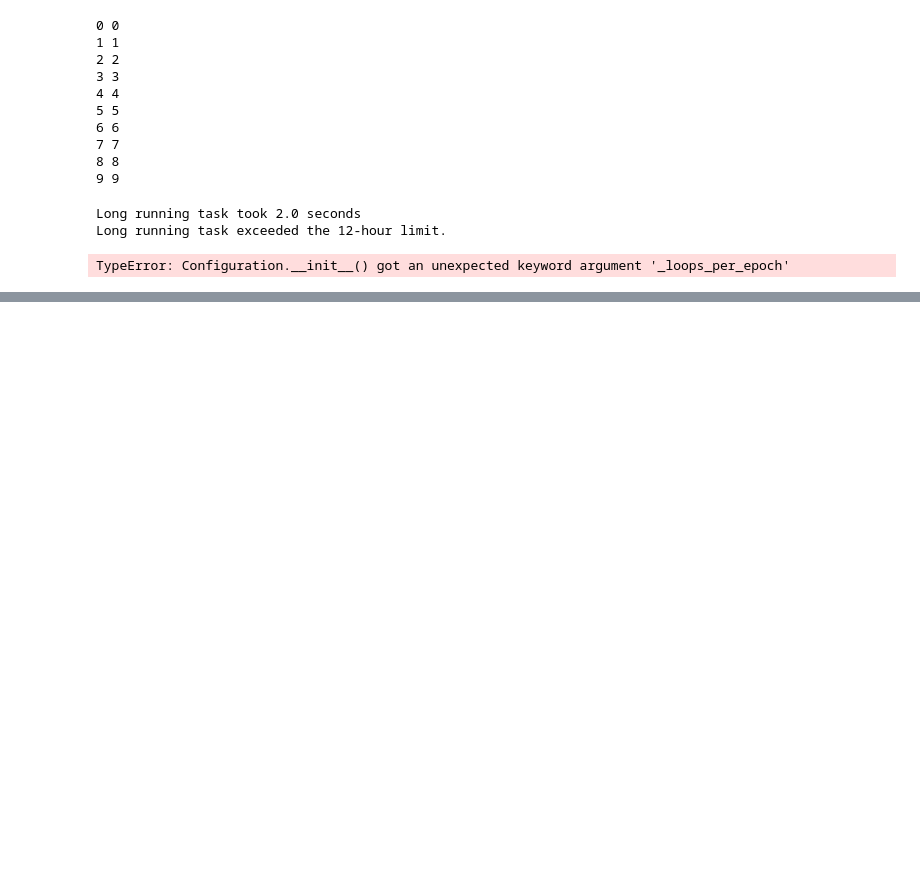
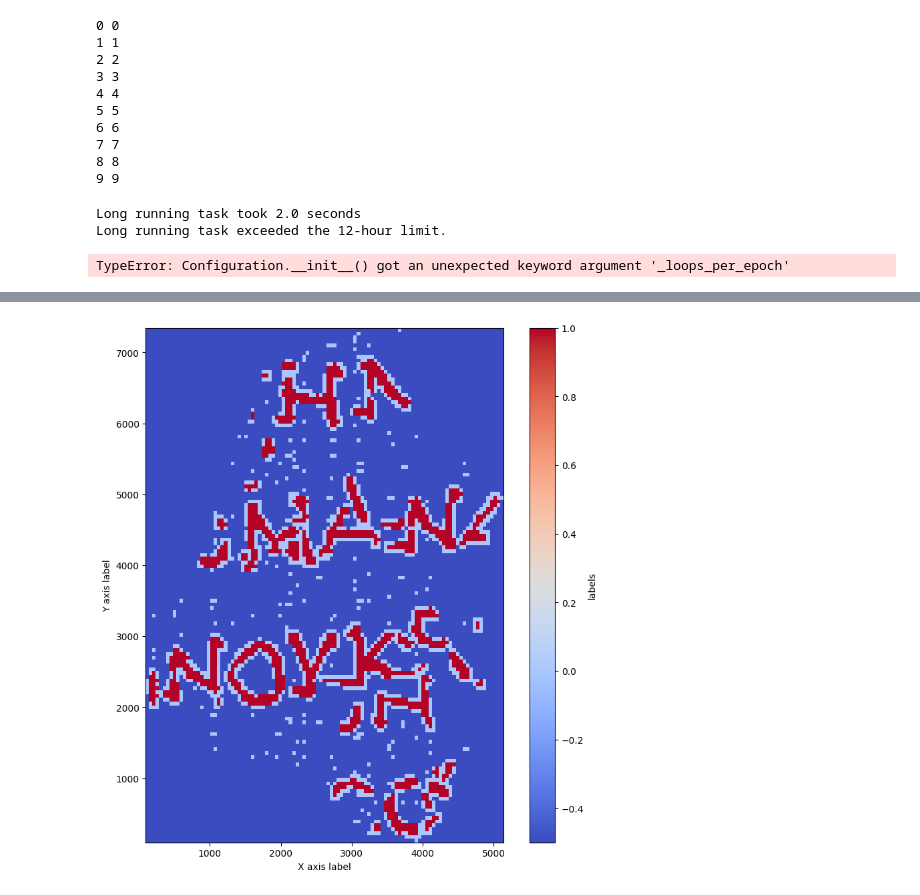
Before and after one commit to johnlavelle/vesuvius-ink-detection, a Jupyter notebook: notebooks/other.ipynb, the cells around one changed output, grey strips where cells are left out. Saved outputs shown, nothing was run; the diff lists cells and outputs as text; code cells hidden in the pictures; blank space fills up the shorter version.

```diff
--- a/notebooks/other.ipynb
+++ b/notebooks/other.ipynb
@@ -709,0 +961,43 @@ TypeError: Configuration.__init__() got an unexpected keyword argument '_loops_p
+# %%
+import xarray as xr
+import pandas as pd
+import pylab as plt
+
+
+ds = xr.open_zarr('/data/kaggle/input/vesuvius-challenge-ink-detection/train/data_cache_regular/cache.zarr')
+sel = (ds['fragment'] == 3).compute()
+ds = ds.where(sel, drop=True)
+
+df_agg = pd.DataFrame({
+    'X': ds.x_start,
+    'Y': ds.y_start,
+    'labels': ds.label.squeeze(),
+    'fragments': ds.fragment
+})
+
+# Pivot DataFrame to create grid
+grid = df_agg.pivot(index='X', columns='Y', values='labels')
+
+grid.fillna(-0.5, inplace=True)
+
+# Assuming 'grid' is your 2D array or DataFrame
+plt.figure(figsize=(10, 10))  # Adjust size as needed
+
+# Define the extent of the x and y axis
+x_min = df_agg['X'].min()
+x_max = df_agg['X'].max()
+y_min = df_agg['Y'].min()
+y_max = df_agg['Y'].max()
+
+plt.imshow(grid.transpose(), cmap='coolwarm', interpolation='none',
+           extent=[x_min, x_max, y_min, y_max])  # Change colormap as needed. Other options: 'cool', 'coolwarm', 'Greys', etc.
+
+plt.colorbar(label='labels')  # Shows a color scale
+
+# Adding labels
+plt.xlabel("X axis label")  # Replace with your actual label
+plt.ylabel("Y axis label")  # Replace with your actual label
+
+plt.show()
+# %% [output]
+[figure, added]
```
Also changed, not shown: parts of 24 cells of this notebook, 23 other files.
